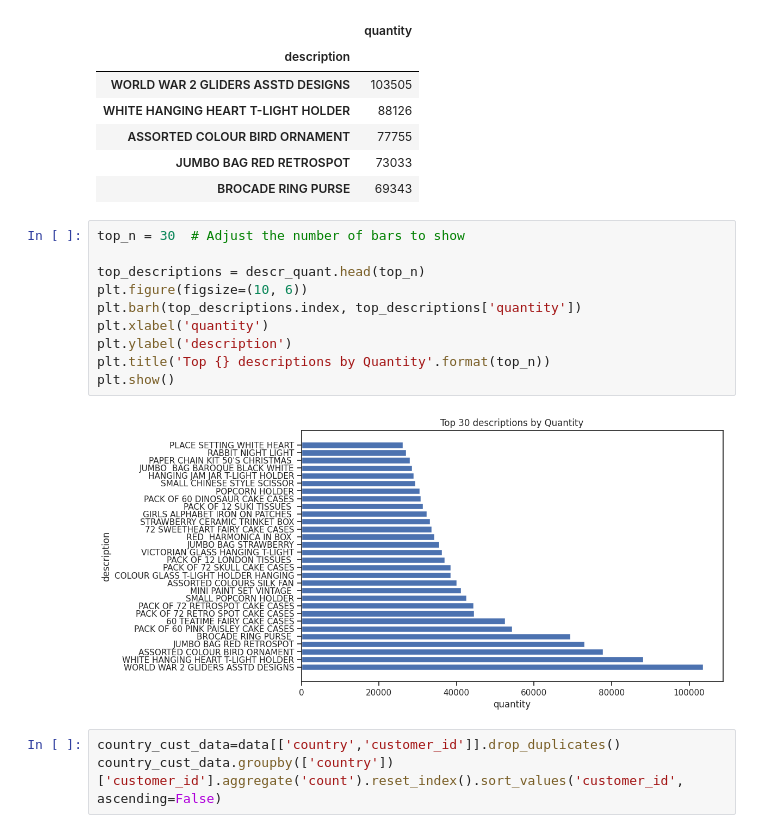
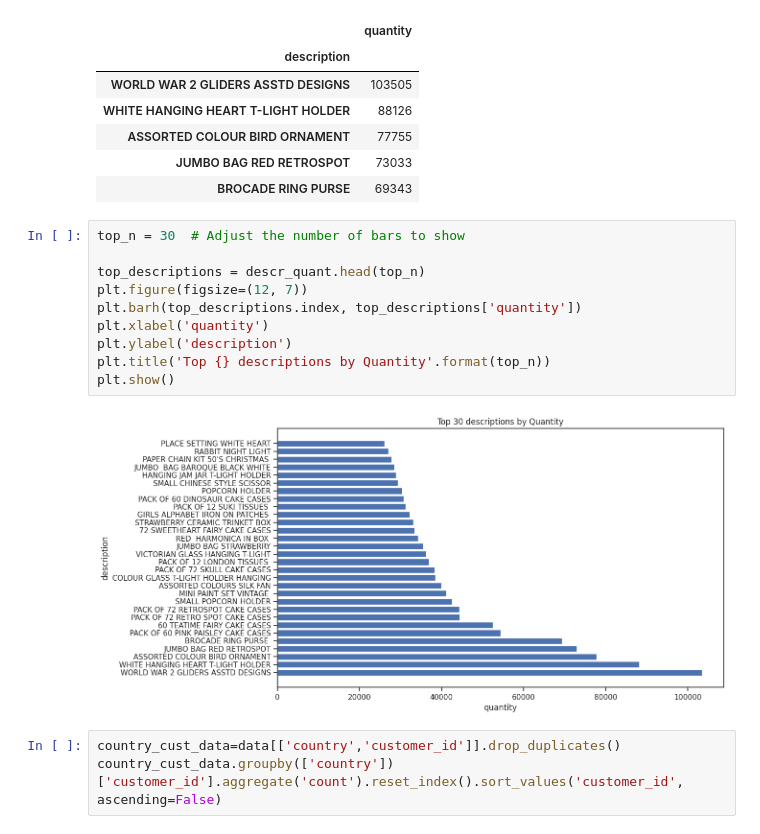
Before and after one commit to Noura-ou/projet_segmentation_client, a Jupyter notebook: src/03- Data_Analysis.ipynb, the cells around one changed output. Cells and saved outputs as stored; diff of their text form.

```diff
--- a/src/03- Data_Analysis.ipynb
+++ b/src/03- Data_Analysis.ipynb
@@ -114,15 +113,15 @@ descr_quant.head()
 # %%
 top_n = 30  # Adjust the number of bars to show
 
 top_descriptions = descr_quant.head(top_n)
-plt.figure(figsize=(10, 6))
+plt.figure(figsize=(12, 7))
 plt.barh(top_descriptions.index, top_descriptions['quantity'])
 plt.xlabel('quantity')
 plt.ylabel('description')
 plt.title('Top {} descriptions by Quantity'.format(top_n))
 plt.show()
 # %% [output]
-[figure, old version]
+[figure, new version]
 # %%
 country_cust_data=data[['country','customer_id']].drop_duplicates()
 country_cust_data.groupby(['country'])['customer_id'].aggregate('count').reset_index().sort_values('customer_id', ascending=False)
```
Also changed, not shown: parts of 2 cells of this notebook, 3 other files.
